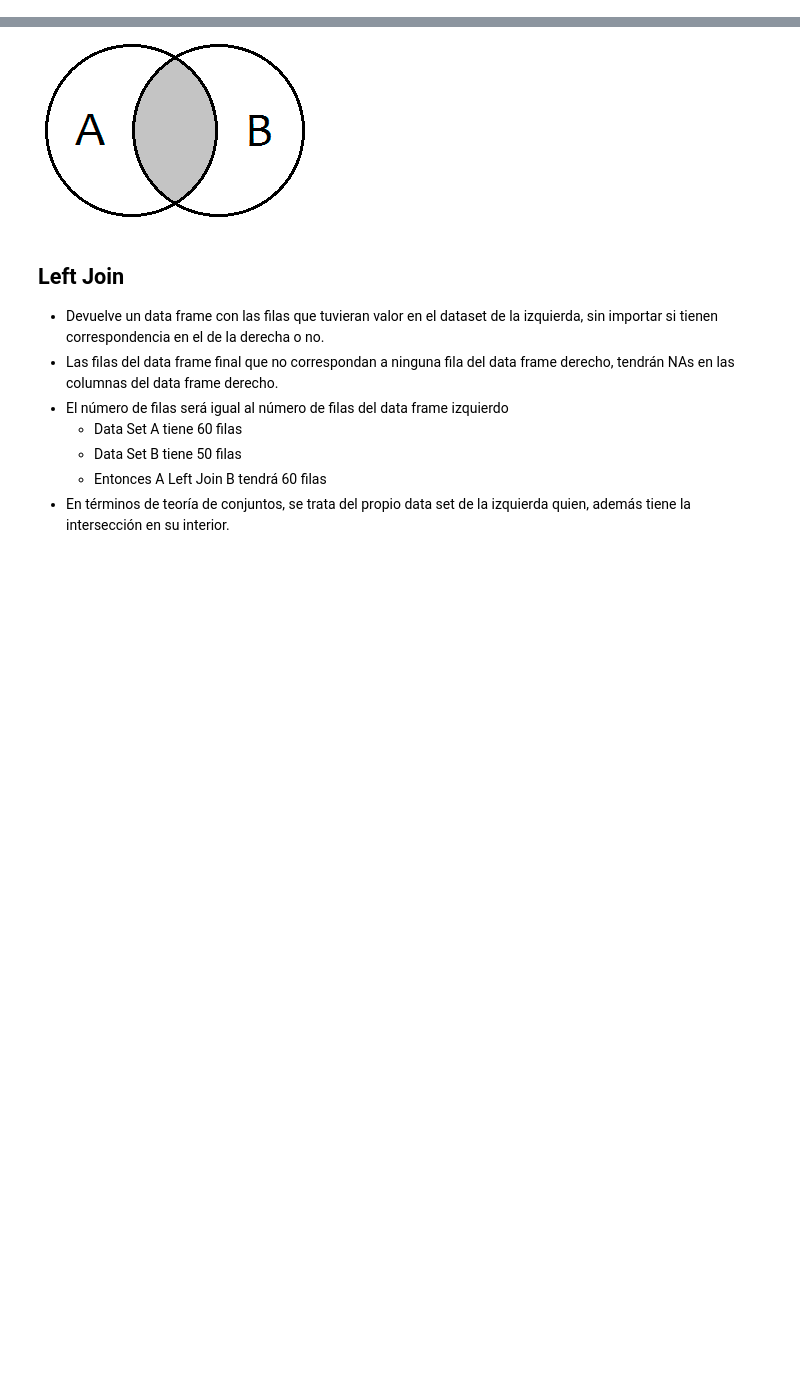
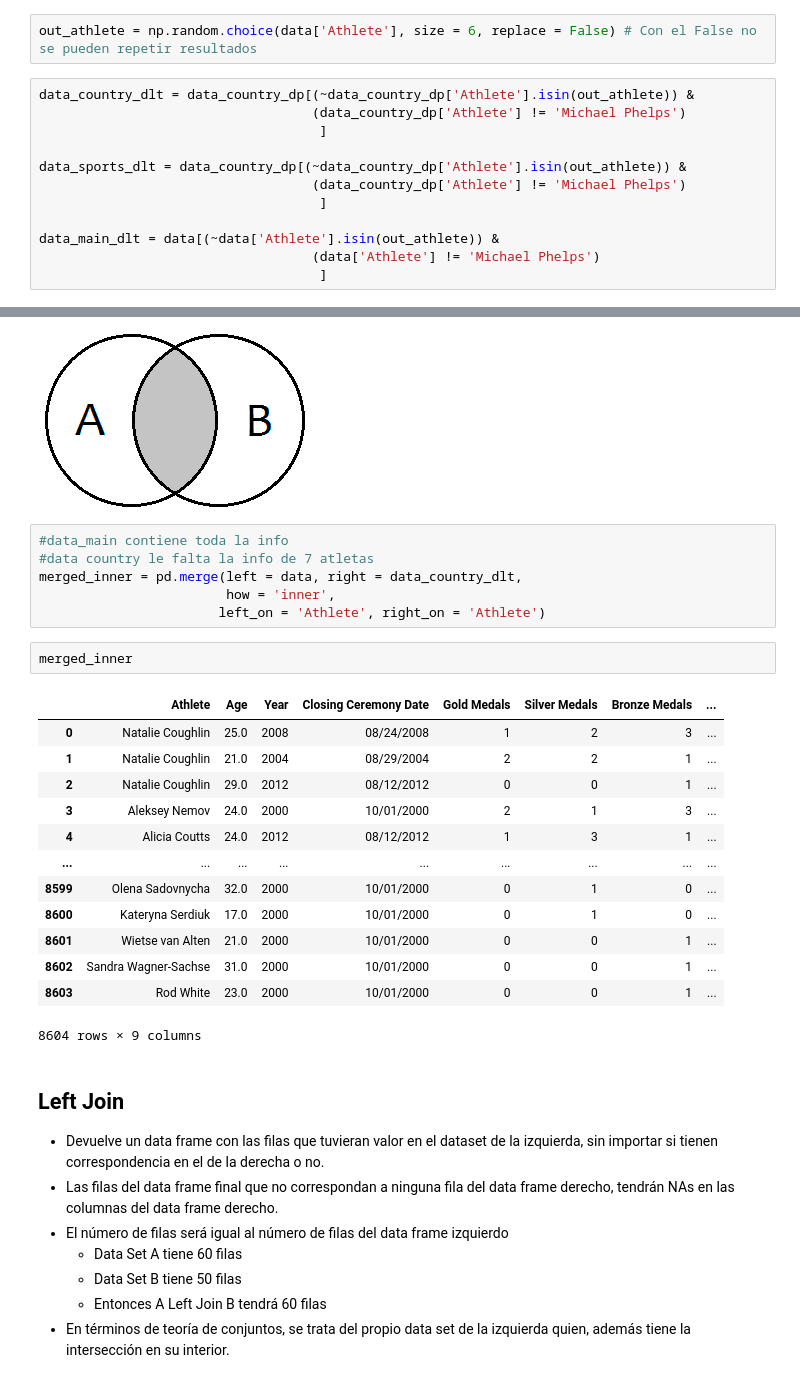
Before and after one commit to TitanVP10/python-ml-course, a Jupyter notebook: ejercicios/Conjunto Prueba y Entrenamiento/Concatenación de datos.ipynb, the cells around one changed output, grey strips where cells are left out. Cells and saved outputs as stored; diff of their text form; blank space fills up the shorter version.

```diff
--- a/ejercicios/Conjunto Prueba y Entrenamiento/Concatenación de datos.ipynb
+++ b/ejercicios/Conjunto Prueba y Entrenamiento/Concatenación de datos.ipynb
@@ -344,0 +346,14 @@ from IPython.display import Image
+# %%
+out_athlete = np.random.choice(data['Athlete'], size = 6, replace = False) # Con el False no se pueden repetir resultados
+# %%
+data_country_dlt = data_country_dp[(~data_country_dp['Athlete'].isin(out_athlete)) &
+                                   (data_country_dp['Athlete'] != 'Michael Phelps')
+                                    ]
+
+data_sports_dlt = data_country_dp[(~data_country_dp['Athlete'].isin(out_athlete)) &
+                                   (data_country_dp['Athlete'] != 'Michael Phelps')
+                                    ]
+
+data_main_dlt = data[(~data['Athlete'].isin(out_athlete)) &
+                                   (data['Athlete'] != 'Michael Phelps')
+                                    ]
@@ -356,6 +403,28 @@ from IPython.display import Image
 Image(filename="/Users/Ethan/Desktop/Python Data Science/python-ml-course/notebooks/resources/inner-join.png")
 # %% [output]
 [figure]
+# %%
+#data_main contiene toda la info
+#data country le falta la info de 7 atletas
+merged_inner = pd.merge(left = data, right = data_country_dlt,
+                        how = 'inner',
+                       left_on = 'Athlete', right_on = 'Athlete')
+# %%
+merged_inner
+# %% [output]
+|  | Athlete | Age | Year | Closing Ceremony Date | Gold Medals | Silver Medals | Bronze Medals | ... |
+| 0 | Natalie Coughlin | 25.0 | 2008 | 08/24/2008 | 1 | 2 | 3 | ... |
+| 1 | Natalie Coughlin | 21.0 | 2004 | 08/29/2004 | 2 | 2 | 1 | ... |
+| 2 | Natalie Coughlin | 29.0 | 2012 | 08/12/2012 | 0 | 0 | 1 | ... |
+| 3 | Aleksey Nemov | 24.0 | 2000 | 10/01/2000 | 2 | 1 | 3 | ... |
+| 4 | Alicia Coutts | 24.0 | 2012 | 08/12/2012 | 1 | 3 | 1 | ... |
+| ... | ... | ... | ... | ... | ... | ... | ... | ... |
+| 8599 | Olena Sadovnycha | 32.0 | 2000 | 10/01/2000 | 0 | 1 | 0 | ... |
+| 8600 | Kateryna Serdiuk | 17.0 | 2000 | 10/01/2000 | 0 | 1 | 0 | ... |
+| 8601 | Wietse van Alten | 21.0 | 2000 | 10/01/2000 | 0 | 0 | 1 | ... |
+| 8602 | Sandra Wagner-Sachse | 31.0 | 2000 | 10/01/2000 | 0 | 0 | 1 | ... |
+| 8603 | Rod White | 23.0 | 2000 | 10/01/2000 | 0 | 0 | 1 | ... |
+8604 rows × 9 columns
 # %% [markdown]
 ## Left Join
 * Devuelve un data frame con las filas que tuvieran valor en el dataset de la izquierda, sin importar si tienen correspondencia en el de la derecha o no.
```
Also changed, not shown: parts of 14 cells of this notebook.
